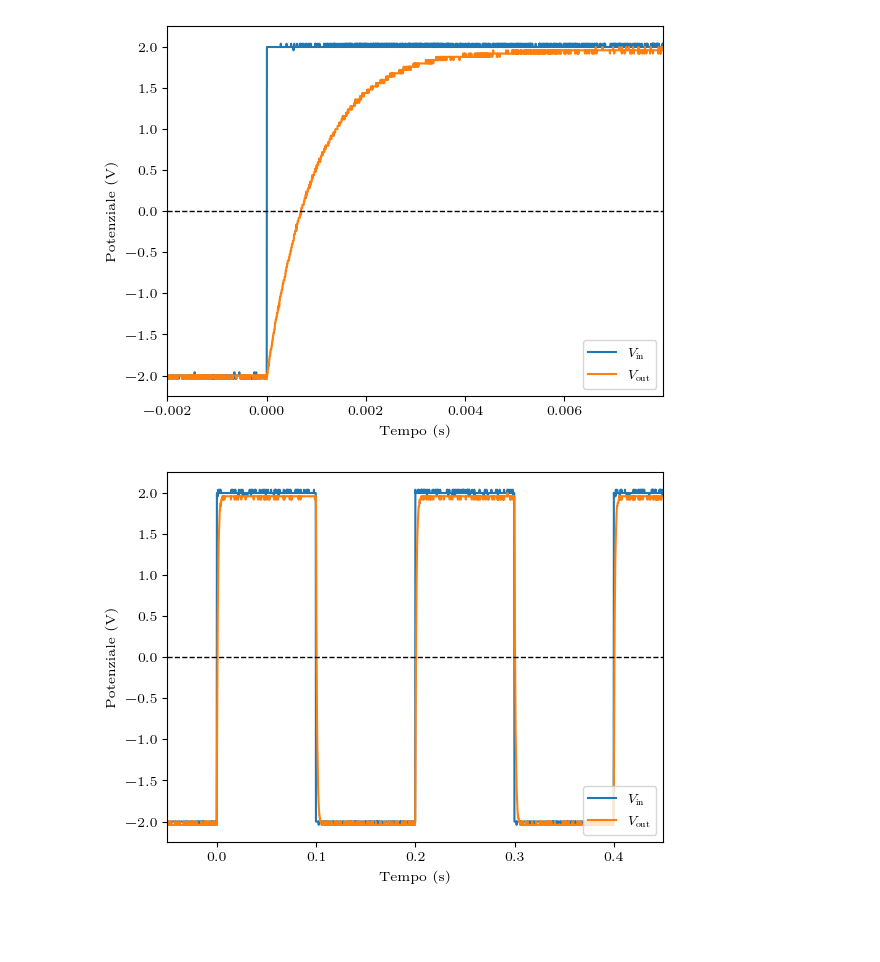
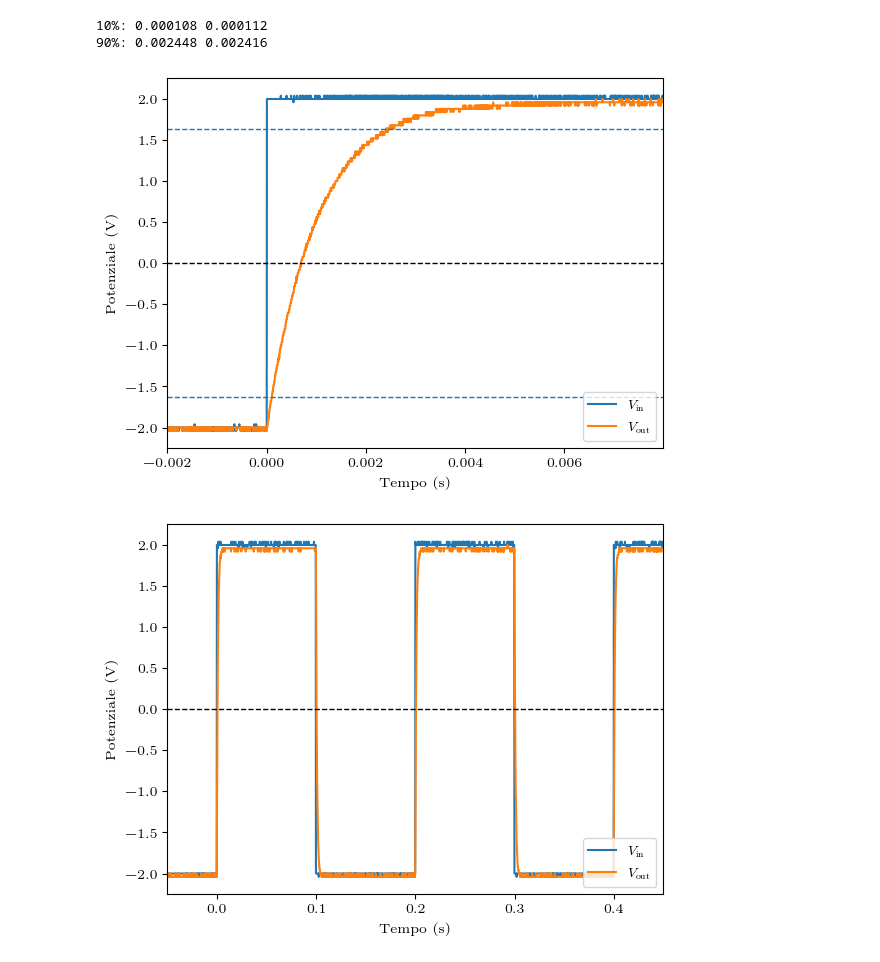
Before and after one commit to RBerga06/unipr-clt-fisica, a Jupyter notebook: lab2/r1/r1.ipynb, the cells around one changed output. Saved outputs shown, nothing was run; the diff lists cells and outputs as text; code cells hidden in the pictures; blank space fills up the shorter version.

```diff
--- a/lab2/r1/r1.ipynb
+++ b/lab2/r1/r1.ipynb
@@ -4,6 +4,11 @@ import matplotlib.pyplot as plt
 # %%
 # Load data
 files = [(pd.read_csv(f"data/F{i:04}CH1.CSV", header=None), pd.read_csv(f"data/F{i:04}CH2.CSV", header=None)) for i in range(16)]
+# %%
+def ts_where_y_around(ch2: pd.DataFrame, x: float) -> tuple[float, float]:
+    last_before = ch2[ch2[4]<=x].tail(1)
+    first_after = ch2[ch2[4]>=x].head(1)
+    return last_before[3].iat[0], first_after[3].iat[0]
 # %%
 import matplotlib.pyplot as plt
 plt.rcParams["font.family"] = "Latin Modern Roman"
@@ -22,34 +27,44 @@ for i, (ch1, ch2) in enumerate(files):
         ax2 = ax1.twinx()
     # plot data
     ch1plot, = ax1.plot(ch1[3] * _TIME_SCALE_FACTOR, ch1[4], color="C0", label=r"$V_\text{in}$")
     ch2plot, = ax2.plot(ch2[3] * _TIME_SCALE_FACTOR, ch2[4], color="C1", label=r"$V_\text{out}$")
+    # plot 10% & 90%
+    if i == 0:
+        _min = ch1[4].min()
+        _amplitude: float = ch1[4].max() - _min
+        ax1.axhline(_the01 := _min + _amplitude * 0.1, color="C0", linestyle="--", linewidth=1, rasterized=True)
+        ax1.axhline(_the09 := _min + _amplitude * 0.9, color="C0", linestyle="--", linewidth=1, rasterized=True)
+        print("10%:", *ts_where_y_around(ch2, _the01))
+        print("90%:", *ts_where_y_around(ch2, _the09))
     # customize labels
     ax1.set_xlabel(f"Tempo ({'m' if i in _AS_MILLISECONDS else ''}s)")
     if i <= 3 or 9 <= i <= 11:
         ax1.set_ylabel("Potenziale (V)")
         ax1.set_ylim(-4.25 if i == 9 else -2.25, 2.25 if i <= 3 else 4.25, auto=False)
     else:
         # set labels & colors accordingly
         ax1.set_ylabel("Potenziale (V)", color="C0")
         ax2.set_ylabel("Potenziale (V)", color="C1")
         ax1.tick_params(axis="y", colors="C0")
         ax2.tick_params(axis="y", colors="C1")
         # fix scale & ticks
         _Y_LIM_2 = 0.5 if i == 4 else 0.15
         ax1.set_ylim(-2.25, 2.25, auto=False)
         ax2.set_ylim(-_Y_LIM_2, _Y_LIM_2, auto=False)
     ax2.legend(loc="lower right", handles=[ch1plot, ch2plot])
     ax1.set_xlim(
         min(ch1[3].min(), ch2[3].min()) * _TIME_SCALE_FACTOR,
         max(ch1[3].max(), ch2[3].max()) * _TIME_SCALE_FACTOR
     )
     ax1.axhline(0, color="0.0", linestyle="--", linewidth=1, rasterized=True)
     # show the plot & save it to disk
     plt.show()
     fig.tight_layout()
     fig.savefig(f"img/{i}.png", dpi=300)
 # %% [output]
+10%: 0.000108 0.000112
+90%: 0.002448 0.002416
-[figure, old version]
+[figure, new version]
 [figure]
 [figure]
 [figure]
```
Also changed, not shown: 1 other file.
